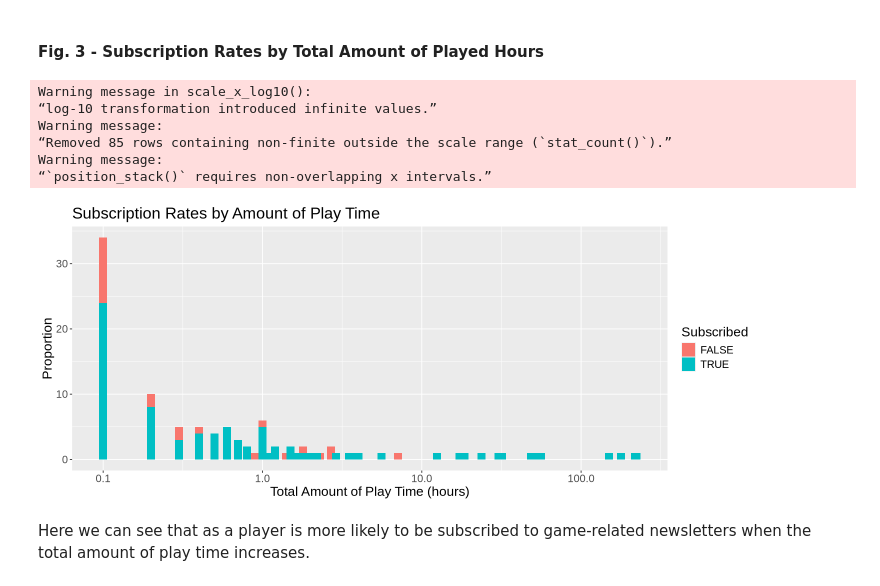
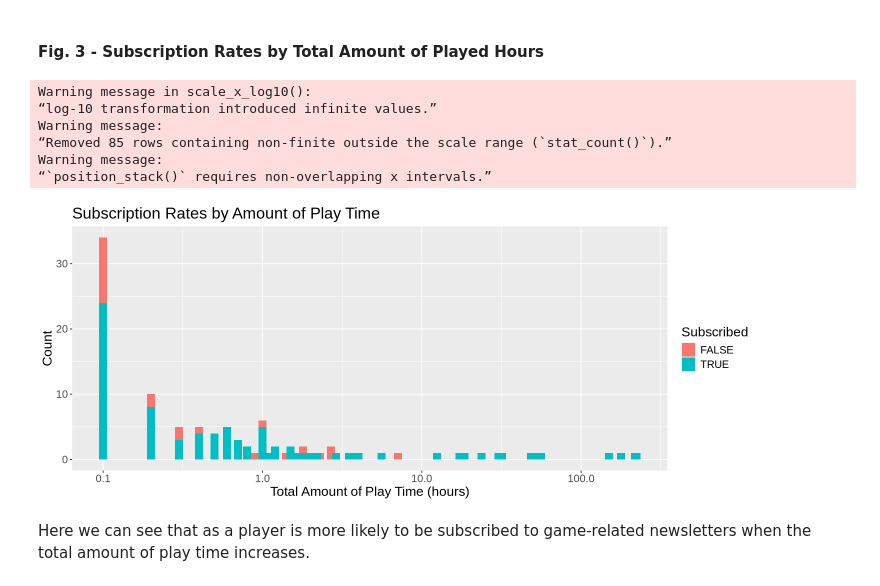
Before and after one commit to camillesnyder/Final-Project, a Jupyter notebook: Final-Project.ipynb, the cells around one changed output. Saved outputs shown, nothing was run; the diff lists cells and outputs as text; code cells hidden in the pictures.

```diff
--- a/Final-Project.ipynb
+++ b/Final-Project.ipynb
@@ -205,22 +205,22 @@ We can see that as age increases gradually, the chance of players subscribe game
 # %%
 options(repr.plot.height = 5, repr.plot.width = 12)
 players_data |>
   ggplot(aes(x = played_hours, fill = subscribe)) +
   geom_bar(width= 0.05) +
   labs(title = "Subscription Rates by Amount of Play Time",
        x = "Total Amount of Play Time (hours)",
-       y = "Proportion",
+       y = "Count",
        fill = "Subscribed") +
     scale_x_log10()+
     theme(text = element_text(size = 16))
 # %% [output]
 Warning message in scale_x_log10():
 “log-10 transformation introduced infinite values.”
 Warning message:
 “Removed 85 rows containing non-finite outside the scale range (`stat_count()`).”
 Warning message:
 “`position_stack()` requires non-overlapping x intervals.”
-[figure, old version]
+[figure, new version]
 # %% [markdown]
 Here we can see that as a player is more likely to be subscribed to game-related newsletters when the total amount of play time increases.
 # %% [markdown]
```
Also changed, not shown: parts of 7 cells of this notebook.
